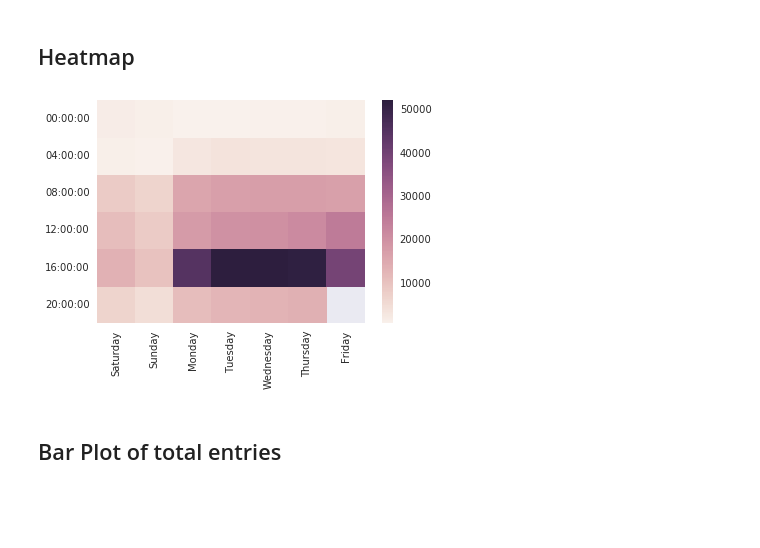
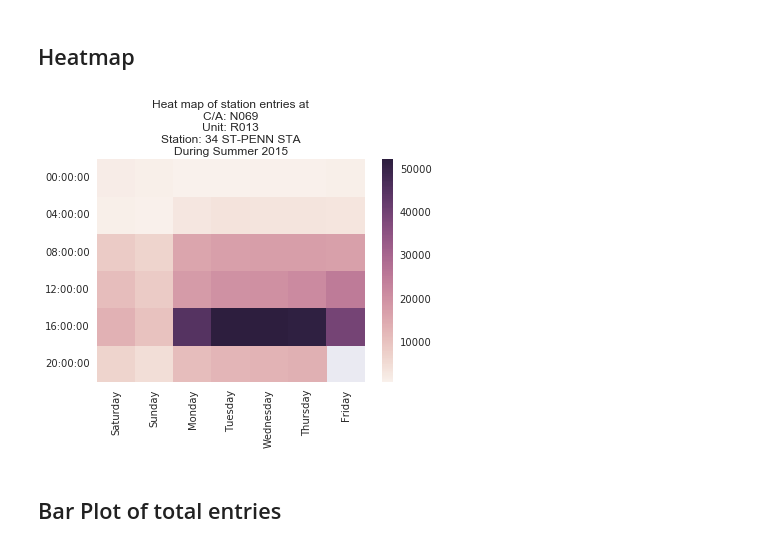
Before and after one commit to jstnstwrt/nyc-subway-station-reccomender, a Jupyter notebook: MTA2015_data/heat_map_testing.ipynb, the cells around one changed output. Cells and saved outputs as stored; diff of their text form; code cells hidden in the pictures; blank space fills up the shorter version.

Commit message:
reworked heatmap functions

```diff
--- a/MTA2015_data/heat_map_testing.ipynb
+++ b/MTA2015_data/heat_map_testing.ipynb
@@ -117,17 +117,25 @@ summer_data = dframes_of_weeks_and_hours('turnstile_150530.csv',  'turnstile_150
 # %%
 %matplotlib inline
 import seaborn as sns
 
-penn = summer_data[('N069', 'R013', '34 ST-PENN STA')]
-st_49 = summer_data[('A016', 'R081', '49 ST-7 AVE')]
+#penn = summer_data[('N069', 'R013', '34 ST-PENN STA')]
+#st_49 = summer_data[('A016', 'R081', '49 ST-7 AVE')]
 #print(penn)
 
-def get_heatmap_for_entryway(place):
-    sns.heatmap(place)
 
-get_heatmap_for_entryway(penn)
+def get_heatmap_for_entryway(station_unit):
+    place = summer_data[station_unit]
+    ax = plt.axes()
+    sns.heatmap(place, ax = ax)
+    ax.set_title("Heat map of station entries at\n" \
+                    "C/A: {}\n" \
+                    "Unit: {}\n" \
+                    "Station: {}\n" \
+                    "During Summer 2015".format(station_unit[0],station_unit[1],station_unit[2]))
+
+get_heatmap_for_entryway(('N069', 'R013', '34 ST-PENN STA'))
 # %% [output]
-[figure, old version]
+[figure, new version]
 # %% [markdown]
 ## Bar Plot of total entries
 # %%
```
Also changed, not shown: parts of 2 cells of this notebook.
